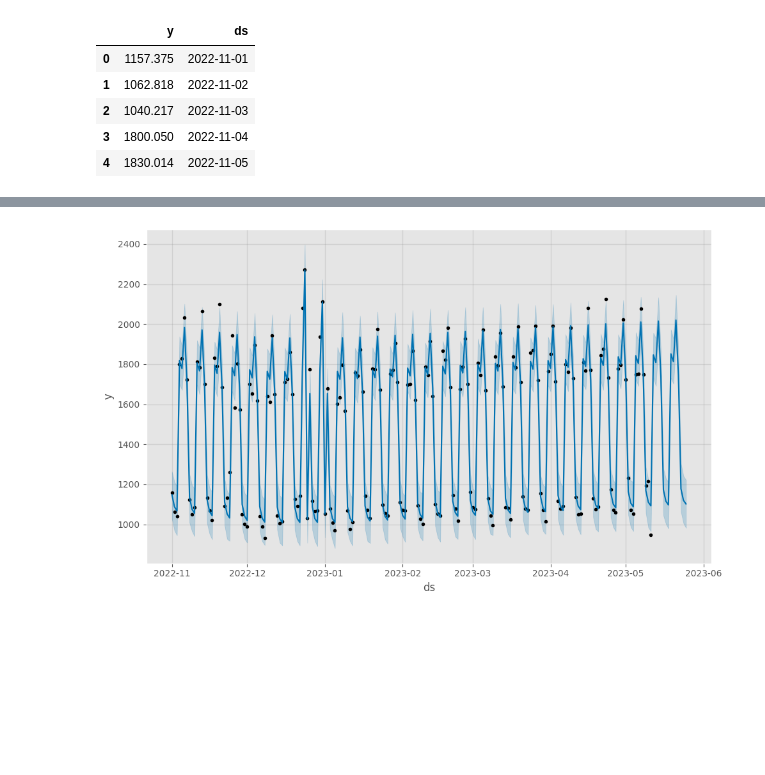
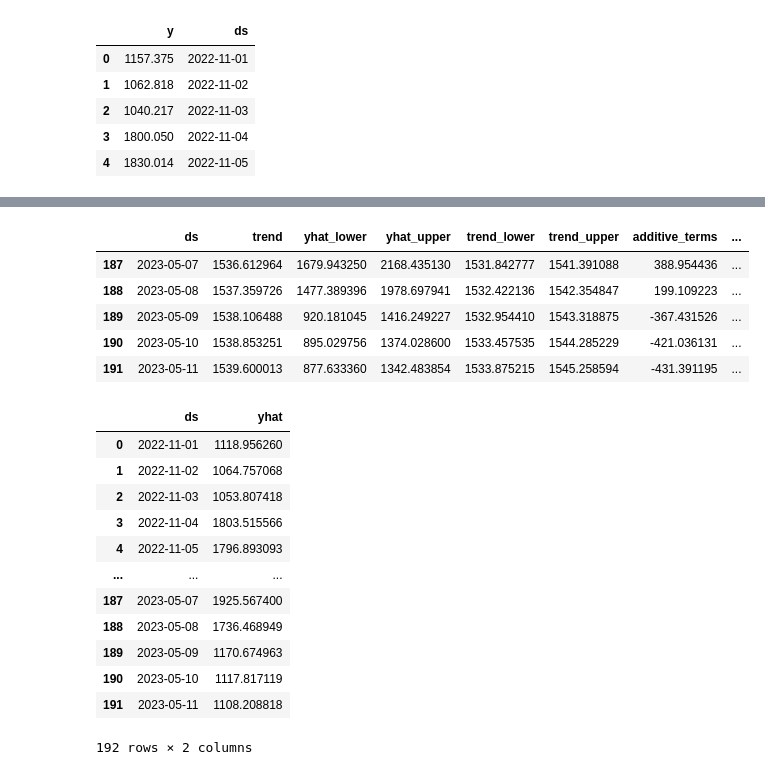
Before and after one commit to gar22891uvg/ProyectoFinalGRP4, a Jupyter notebook: Tarea Semana 3_GRP4.ipynb, the cells around one changed output, grey strips where cells are left out. Drawn from its saved outputs; the diff is of its cells as text; code cells hidden in the pictures; blank space fills up the shorter version.

```diff
--- a/Tarea Semana 3_GRP4.ipynb
+++ b/Tarea Semana 3_GRP4.ipynb
@@ -459,4 +467,25 @@ forecast.head()
-# %%
-plot1 = m.plot(forecast)
-# %% [output]
-[figure, removed]
+# %%
+prophet_pred.tail()
+# %% [output]
+|  | ds | trend | yhat_lower | yhat_upper | trend_lower | trend_upper | additive_terms | ... |
+| 187 | 2023-05-07 | 1536.612964 | 1679.943250 | 2168.435130 | 1531.842777 | 1541.391088 | 388.954436 | ... |
+| 188 | 2023-05-08 | 1537.359726 | 1477.389396 | 1978.697941 | 1532.422136 | 1542.354847 | 199.109223 | ... |
+| 189 | 2023-05-09 | 1538.106488 | 920.181045 | 1416.249227 | 1532.954410 | 1543.318875 | -367.431526 | ... |
+| 190 | 2023-05-10 | 1538.853251 | 895.029756 | 1374.028600 | 1533.457535 | 1544.285229 | -421.036131 | ... |
+| 191 | 2023-05-11 | 1539.600013 | 877.633360 | 1342.483854 | 1533.875215 | 1545.258594 | -431.391195 | ... |
+# %%
+prophet_pred[['ds', 'yhat']]
+# %% [output]
+|  | ds | yhat |
+| 0 | 2022-11-01 | 1118.956260 |
+| 1 | 2022-11-02 | 1064.757068 |
+| 2 | 2022-11-03 | 1053.807418 |
+| 3 | 2022-11-04 | 1803.515566 |
+| 4 | 2022-11-05 | 1796.893093 |
+| ... | ... | ... |
+| 187 | 2023-05-07 | 1925.567400 |
+| 188 | 2023-05-08 | 1736.468949 |
+| 189 | 2023-05-09 | 1170.674963 |
+| 190 | 2023-05-10 | 1117.817119 |
+| 191 | 2023-05-11 | 1108.208818 |
+192 rows × 2 columns
```
Also changed, not shown: parts of 14 cells of this notebook.
